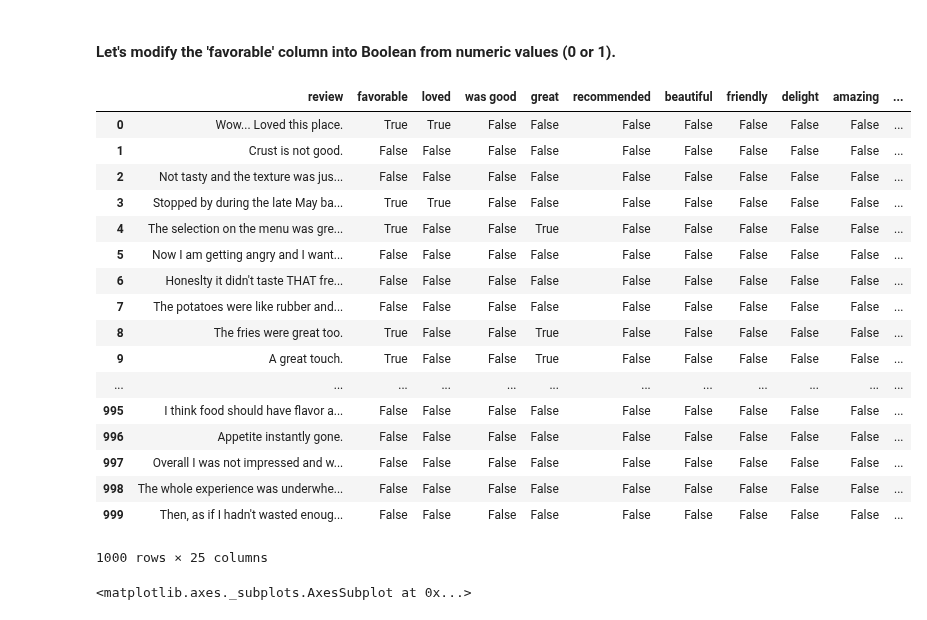
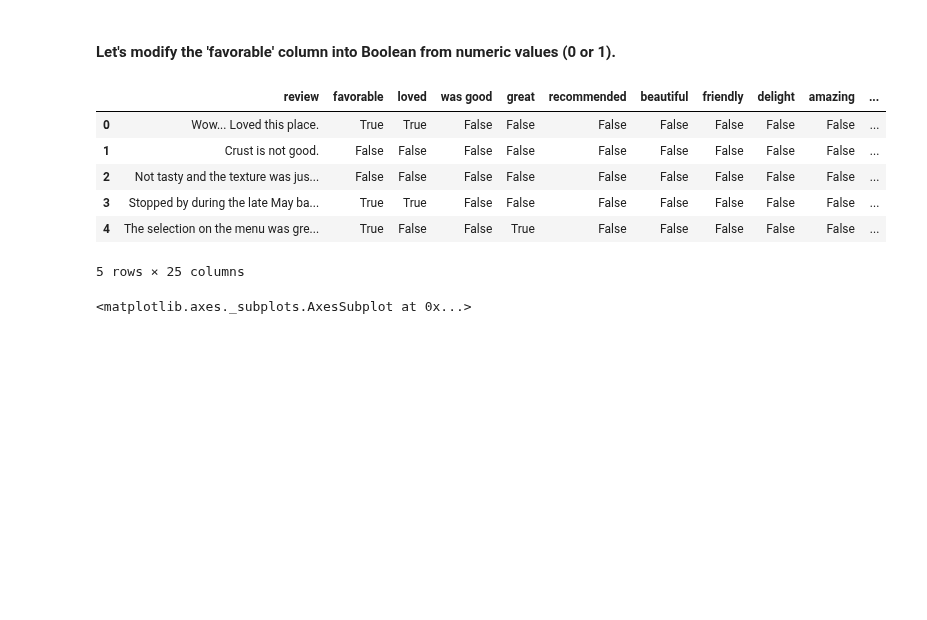
Before and after one commit to 26Jinx/Thinkful, a Jupyter notebook: Unit2/Lesson3Challenge.ipynb, the cells around one changed output. Saved outputs shown, nothing was run; the diff lists cells and outputs as text; code cells hidden in the pictures; blank space fills up the shorter version.

```diff
--- a/Unit2/Lesson3Challenge.ipynb
+++ b/Unit2/Lesson3Challenge.ipynb
@@ -47,26 +49,15 @@ feature_selector(reviews, bad_words)
 # %%
 # Change the 'favorable' column into Boolean
 reviews['favorable'] = (reviews['favorable'] == 1)
-reviews
+reviews.head()
 # %% [output]
 |  | review | favorable | loved | was good | great | recommended | beautiful | friendly | delight | amazing | ... |
 | 0 | Wow... Loved this place. | True | True | False | False | False | False | False | False | False | ... |
 | 1 | Crust is not good. | False | False | False | False | False | False | False | False | False | ... |
 | 2 | Not tasty and the texture was jus... | False | False | False | False | False | False | False | False | False | ... |
 | 3 | Stopped by during the late May ba... | True | True | False | False | False | False | False | False | False | ... |
 | 4 | The selection on the menu was gre... | True | False | False | True | False | False | False | False | False | ... |
-| 5 | Now I am getting angry and I want... | False | False | False | False | False | False | False | False | False | ... |
-| 6 | Honeslty it didn't taste THAT fre... | False | False | False | False | False | False | False | False | False | ... |
-| 7 | The potatoes were like rubber and... | False | False | False | False | False | False | False | False | False | ... |
-| 8 | The fries were great too. | True | False | False | True | False | False | False | False | False | ... |
-| 9 | A great touch. | True | False | False | True | False | False | False | False | False | ... |
-| ... | ... | ... | ... | ... | ... | ... | ... | ... | ... | ... | ... |
-| 995 | I think food should have flavor a... | False | False | False | False | False | False | False | False | False | ... |
-| 996 | Appetite instantly gone. | False | False | False | False | False | False | False | False | False | ... |
-| 997 | Overall I was not impressed and w... | False | False | False | False | False | False | False | False | False | ... |
-| 998 | The whole experience was underwhe... | False | False | False | False | False | False | False | False | False | ... |
-| 999 | Then, as if I hadn't wasted enoug... | False | False | False | False | False | False | False | False | False | ... |
-1000 rows × 25 columns
+5 rows × 25 columns
 # %%
 # Plot heatmap of correlation coefficients between features
 f, ax = plt.subplots(figsize=(8, 8))
```
Also changed, not shown: parts of 9 cells of this notebook.
